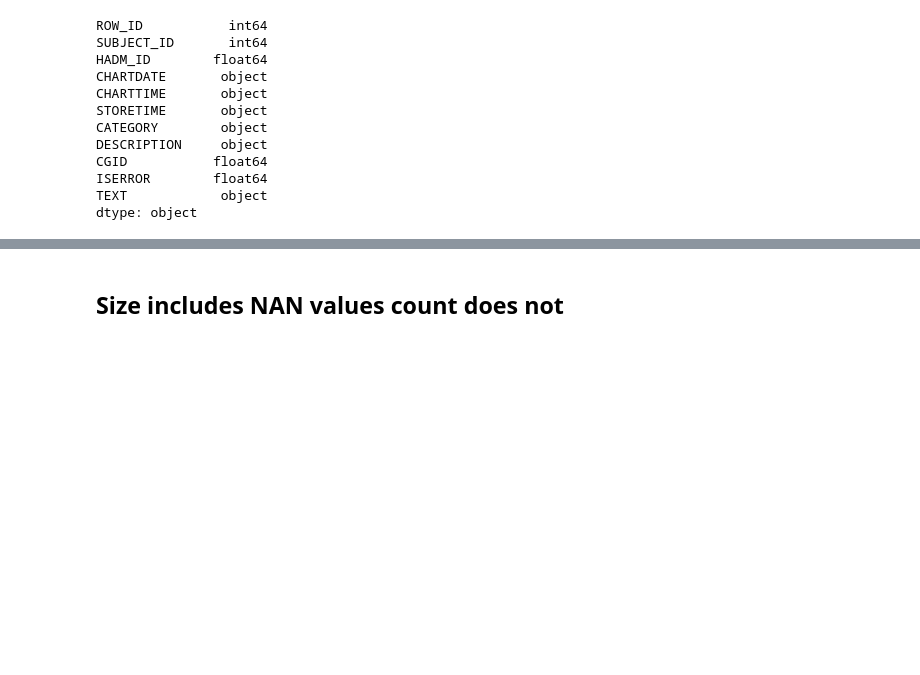
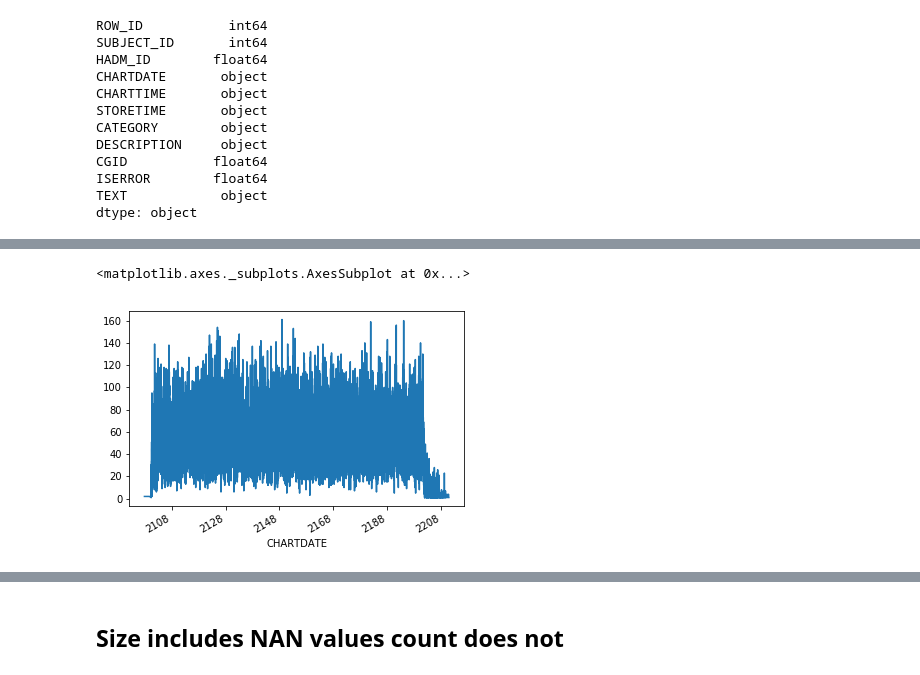
Before and after one commit to tuner007/MedNLP, a Jupyter notebook: Analysis1.ipynb, the cells around one changed output, grey strips where cells are left out. Drawn from its saved outputs; the diff is of its cells as text; code cells hidden in the pictures; blank space fills up the shorter version.

```diff
--- a/Analysis1.ipynb
+++ b/Analysis1.ipynb
@@ -62,0 +90,5 @@ See the caveats in the documentation: http://pandas.pydata.org/pandas-docs/stabl
+# %%
+df.groupby('CHARTDATE')['TEXT'].count().plot()
+# %% [output]
+<matplotlib.axes._subplots.AxesSubplot at 0x...>
+[figure, added]
```
Also changed, not shown: parts of 15 cells of this notebook, 3 other files.
